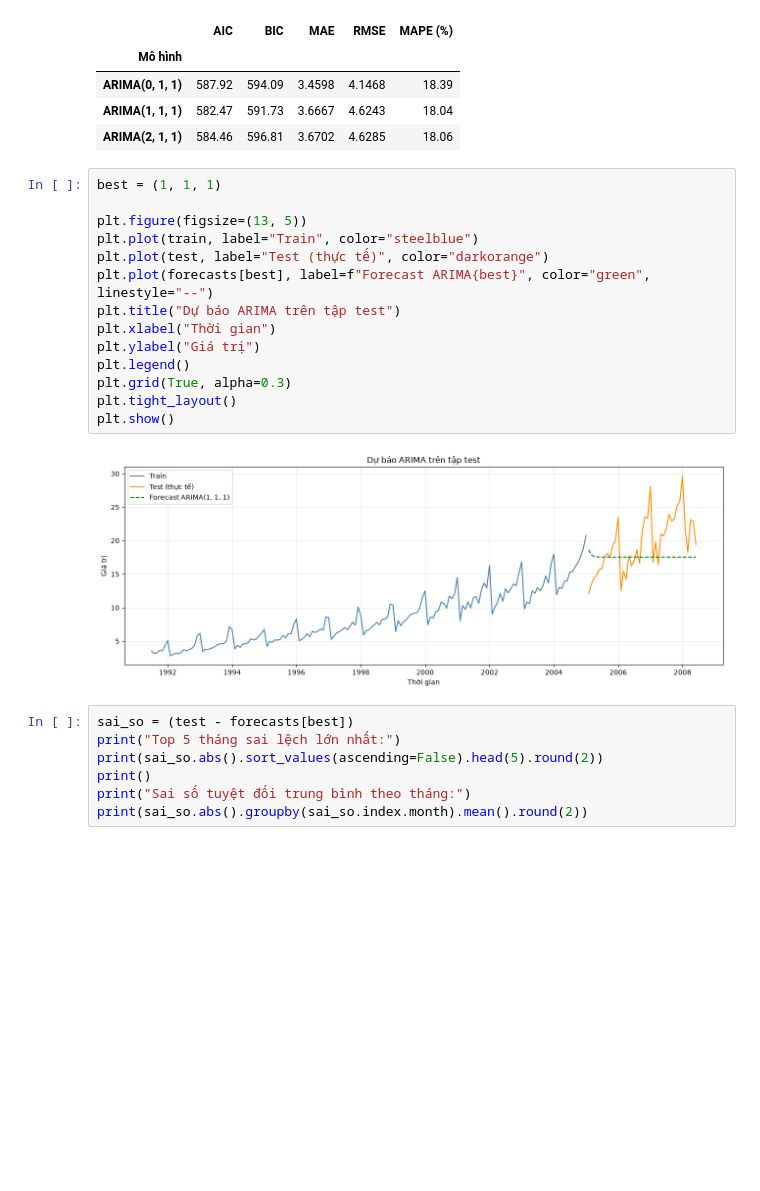
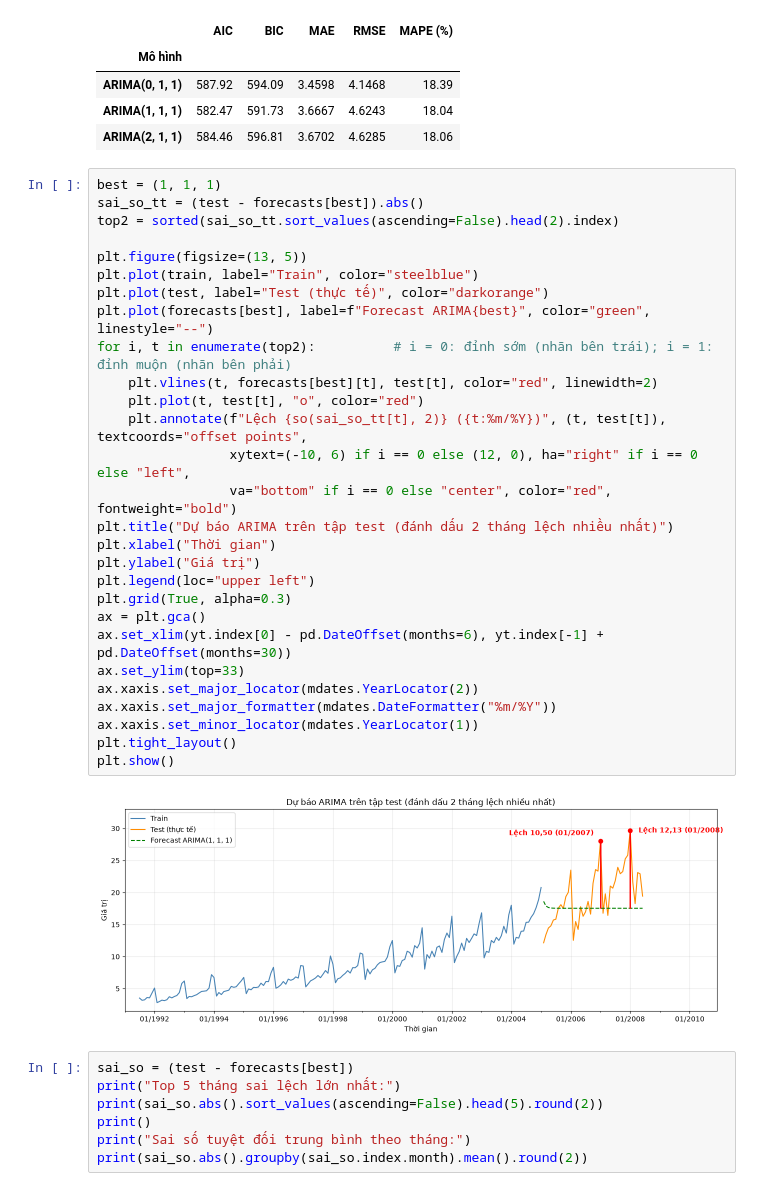
Before and after one commit to kyen-p/TimeSeries, a Jupyter notebook: Lab_2/docs/bai_tap_thuc_hanh/lab2_description.ipynb, the cells around one changed output. Saved outputs shown, nothing was run; the diff lists cells and outputs as text; blank space fills up the shorter version.

```diff
--- a/Lab_2/docs/bai_tap_thuc_hanh/lab2_description.ipynb
+++ b/Lab_2/docs/bai_tap_thuc_hanh/lab2_description.ipynb
@@ -705,20 +779,34 @@ pd.DataFrame(rows).set_index("Mô hình")
 | ARIMA(2, 1, 1) | 584.46 | 596.81 | 3.6702 | 4.6285 | 18.06 |
 # %%
 best = (1, 1, 1)
+sai_so_tt = (test - forecasts[best]).abs()
+top2 = sorted(sai_so_tt.sort_values(ascending=False).head(2).index)
 
 plt.figure(figsize=(13, 5))
 plt.plot(train, label="Train", color="steelblue")
 plt.plot(test, label="Test (thực tế)", color="darkorange")
 plt.plot(forecasts[best], label=f"Forecast ARIMA{best}", color="green", linestyle="--")
-plt.title("Dự báo ARIMA trên tập test")
+for i, t in enumerate(top2):          # i = 0: đỉnh sớm (nhãn bên trái); i = 1: đỉnh muộn (nhãn bên phải)
+    plt.vlines(t, forecasts[best][t], test[t], color="red", linewidth=2)
+    plt.plot(t, test[t], "o", color="red")
+    plt.annotate(f"Lệch {so(sai_so_tt[t], 2)} ({t:%m/%Y})", (t, test[t]), textcoords="offset points",
+                 xytext=(-10, 6) if i == 0 else (12, 0), ha="right" if i == 0 else "left",
+                 va="bottom" if i == 0 else "center", color="red", fontweight="bold")
+plt.title("Dự báo ARIMA trên tập test (đánh dấu 2 tháng lệch nhiều nhất)")
 plt.xlabel("Thời gian")
 plt.ylabel("Giá trị")
-plt.legend()
+plt.legend(loc="upper left")
 plt.grid(True, alpha=0.3)
+ax = plt.gca()
+ax.set_xlim(yt.index[0] - pd.DateOffset(months=6), yt.index[-1] + pd.DateOffset(months=30))
+ax.set_ylim(top=33)
+ax.xaxis.set_major_locator(mdates.YearLocator(2))
+ax.xaxis.set_major_formatter(mdates.DateFormatter("%m/%Y"))
+ax.xaxis.set_minor_locator(mdates.YearLocator(1))
 plt.tight_layout()
 plt.show()
 # %% [output]
-[figure, old version]
+[figure, new version]
 # %%
 sai_so = (test - forecasts[best])
 print("Top 5 tháng sai lệch lớn nhất:")
```
Also changed, not shown: parts of 9 cells of this notebook, 8 other files.
